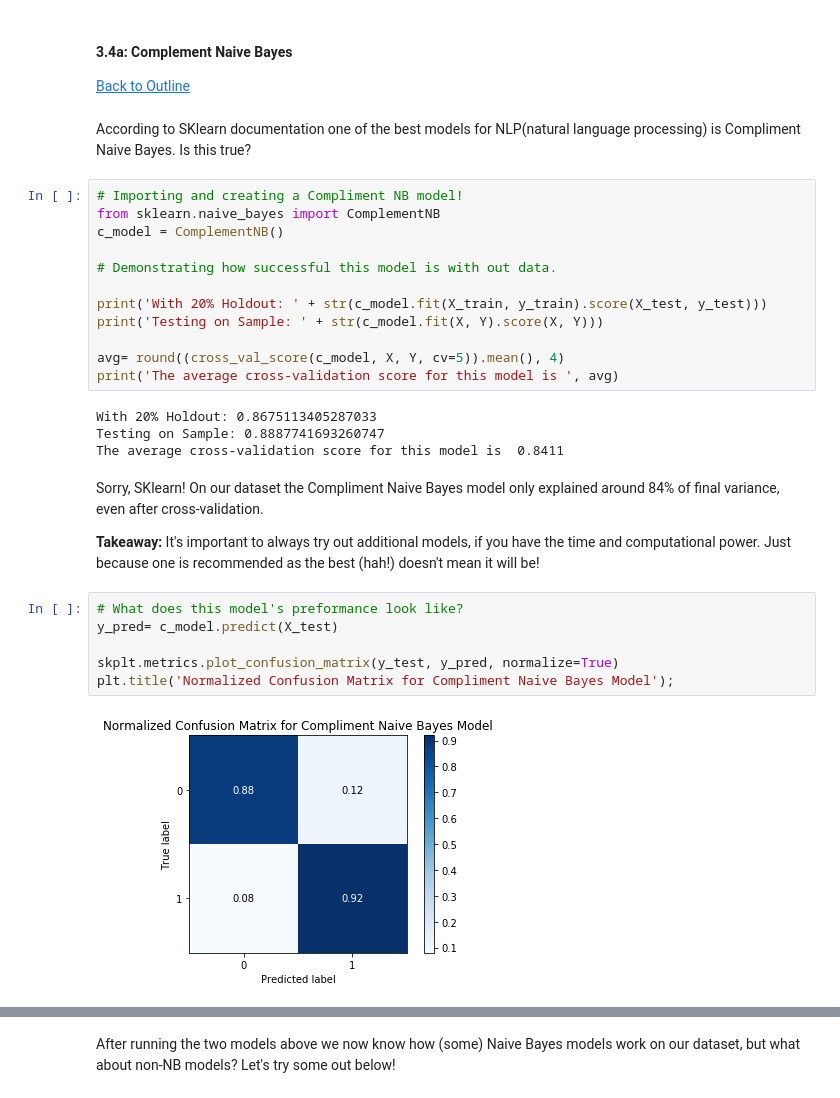
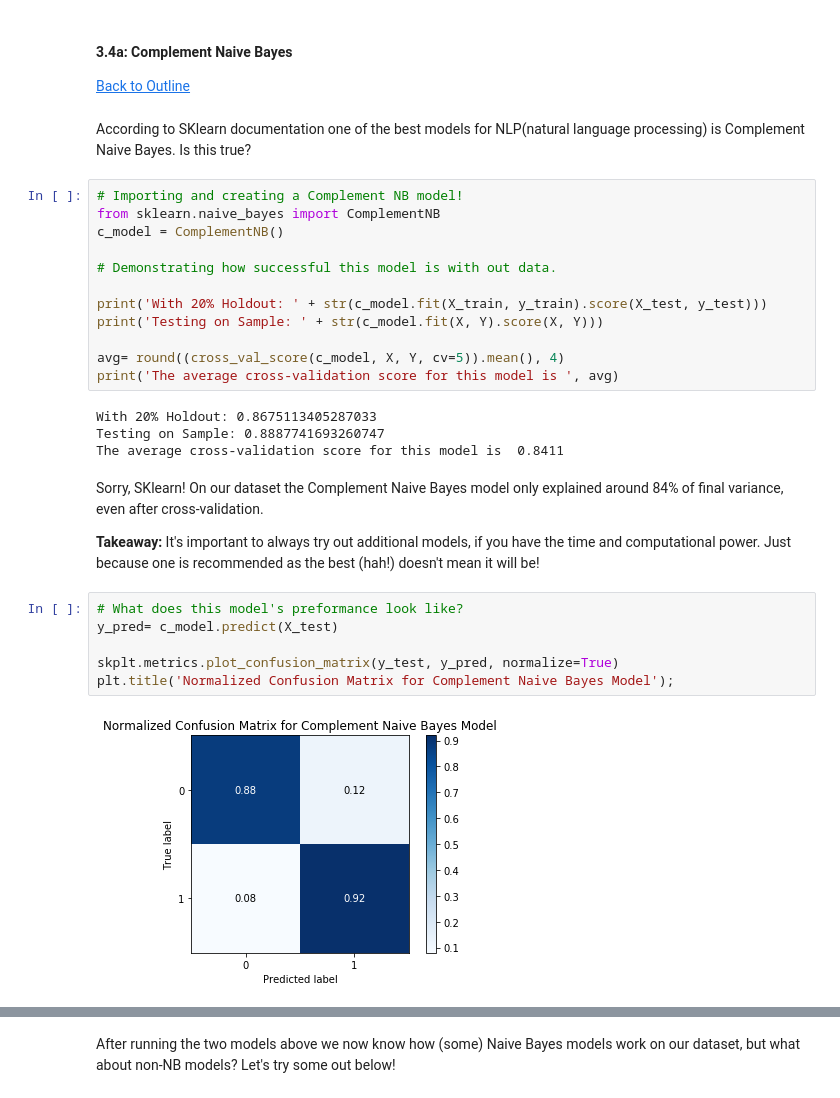
Before and after one commit to SteeleAlloy/tweet_sentiment_challenge, a Jupyter notebook: sl_capstone.ipynb, the cells around one changed output, grey strips where cells are left out. Cells and saved outputs as stored; diff of their text form.

```diff
--- a/sl_capstone.ipynb
+++ b/sl_capstone.ipynb
@@ -627,9 +634,9 @@ Sure, our Multinomial model was great, but how do other types of models work on
 #### 3.4a: Complement Naive Bayes
 [Back to Outline](#Project-Outline)
 # %% [markdown]
-According to SKlearn documentation one of the best models for NLP(natural language processing) is Compliment Naive Bayes. Is this true?
+According to SKlearn documentation one of the best models for NLP(natural language processing) is Complement Naive Bayes. Is this true?
 # %%
-# Importing and creating a Compliment NB model!
+# Importing and creating a Complement NB model!
 from sklearn.naive_bayes import ComplementNB
 c_model = ComplementNB()
 
@@ -645,17 +652,17 @@ With 20% Holdout: 0.8675113405287033
 Testing on Sample: 0.8887741693260747
 The average cross-validation score for this model is  0.8411
 # %% [markdown]
-Sorry, SKlearn! On our dataset the Compliment Naive Bayes model only explained around 84% of final variance, even after cross-validation.
+Sorry, SKlearn! On our dataset the Complement Naive Bayes model only explained around 84% of final variance, even after cross-validation.
 
 **Takeaway:** It's important to always try out additional models, if you have the time and computational power. Just because one is recommended as the best (hah!) doesn't mean it will be!
 # %%
 # What does this model's preformance look like?
 y_pred= c_model.predict(X_test)
 
 skplt.metrics.plot_confusion_matrix(y_test, y_pred, normalize=True)
-plt.title('Normalized Confusion Matrix for Compliment Naive Bayes Model');
+plt.title('Normalized Confusion Matrix for Complement Naive Bayes Model');
 # %% [output]
-[figure, old version]
+[figure, new version]
 # %%
 # What do the ROC curves for this model look like?
 y_probas = c_model.predict_proba(X_test)
```
Also changed, not shown: parts of 18 cells of this notebook.
